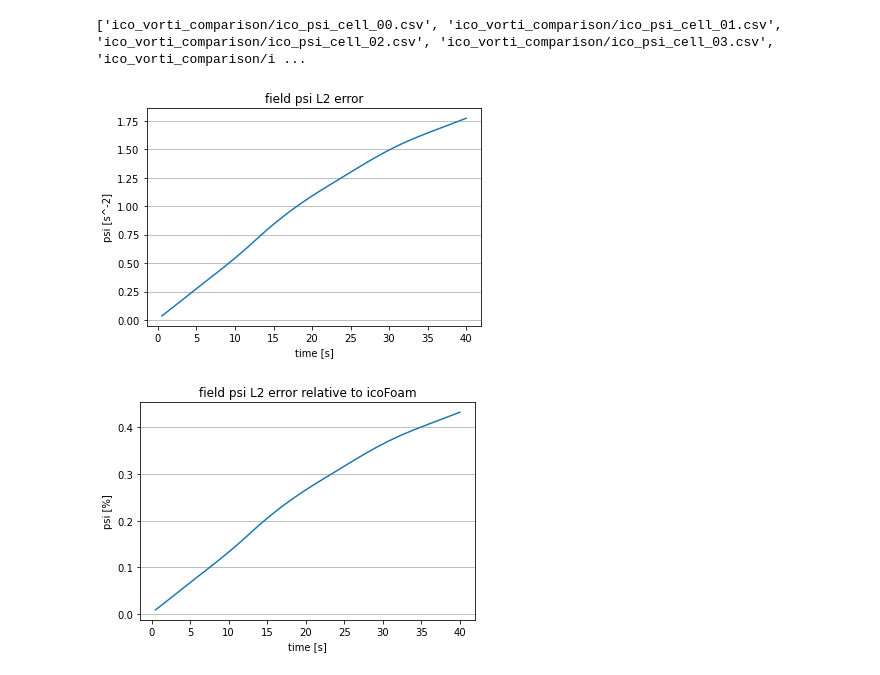
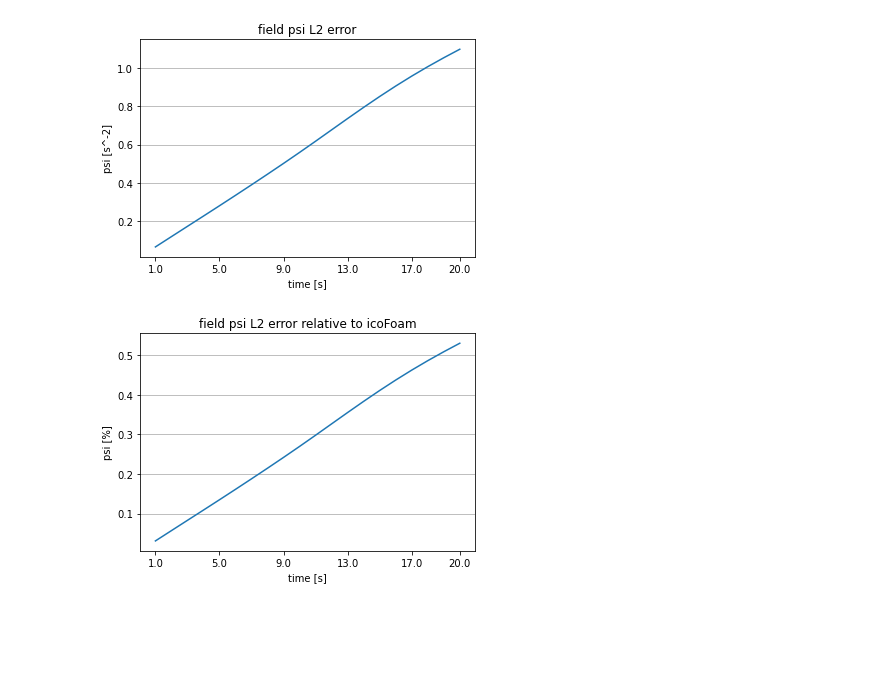
Before and after one commit to lfabris-mhpc/MACFD2023, a Jupyter notebook: exercises/vortexMerge_analysis.ipynb, the cells around one changed output. Saved outputs shown, nothing was run; the diff lists cells and outputs as text; code cells hidden in the pictures; blank space fills up the shorter version.

```diff
--- a/exercises/vortexMerge_analysis.ipynb
+++ b/exercises/vortexMerge_analysis.ipynb
@@ -141,38 +162,38 @@ all_data[expfolder][field] = fields
 expfolder = "vortexMerge_icoFoam"
 fields = []
 for timestamp in timelabels:
-    fdata, meta = ofpp.parse_field_all(os.path.join(expfolder, timestamp, "omegaVector"))
+    fdata, meta = ofpp.parse_field_all(os.path.join(expfolder, timestamp, field))
 
-    if len(fdata.shape) > 1:
-        showdata = fdata[:, -1].reshape(imshape)
-    else:
+    try:
         showdata = fdata.reshape(imshape)
+    except AttributeError:
+        showdata = np.full(imshape, fdata)
 
     fields.append(showdata)
 
 all_data[expfolder][field] = np.array(fields)
 
-np.save(os.path.join(dumpfolder, f"data_{field}_icoFoam"), all_data["vortexMerge_icoFoam"][field])
-np.save(os.path.join(dumpfolder, f"data_{field}_vortiFoam"), all_data["vortexMerge_vortiFoam"][field])
+np.save(os.path.join(resultsfolder, f"data_{field}_icoFoam"), all_data["vortexMerge_icoFoam"][field])
+np.save(os.path.join(resultsfolder, f"data_{field}_vortiFoam"), all_data["vortexMerge_vortiFoam"][field])
 
 diff = all_data["vortexMerge_icoFoam"][field] - all_data["vortexMerge_vortiFoam"][field]
 diff = diff.reshape(len(timeticks), -1)
 diff_norm = np.linalg.norm(diff, axis=-1)
 
-base_plot(timeticks, diff_norm,
+error_time_plot(timeticks, diff_norm,
           title=f"field {field} L2 error",
           xlabel="time [s]",
           ylabel=f"{field} [s^-1]",
-          fname=os.path.join(dumpfolder, f"evolution_{field}_diff_norm.png")
+          fname=os.path.join(resultsfolder, f"evolution_{field}_diff_norm.png")
           )
 
 refs_norms = np.linalg.norm(all_data["vortexMerge_icoFoam"][field].reshape(len(timeticks), -1))
 diff_refs = diff_norm / refs_norms
 
-base_plot(timeticks, 100 * diff_refs,
+error_time_plot(timeticks, 100 * diff_refs,
           title=f"field {field} L2 error relative to icoFoam",
           xlabel="time [s]",
           ylabel=f"{field} [%]",
-          fname=os.path.join(dumpfolder, f"evolution_{field}_diff_ref_norm.png")
+          fname=os.path.join(resultsfolder, f"evolution_{field}_diff_ref_norm.png")
           )
 # %% [output]
@@ -194,43 +215,44 @@ for timestamp in timelabels:
     fields.append(showdata)
 
 all_data[expfolder][field] = np.array(fields)
 
 expfolder = "vortexMerge_icoFoam"
 fields = []
-fnames = sorted(glob.glob(os.path.join(dumpfolder, "ico_psi_cell_*.csv")))
-for fname in fnames:
-    fdata = np.loadtxt(fname, delimiter=",", skiprows=1, usecols=[1])
+for timestamp in timelabels:
+    fdata, meta = ofpp.parse_field_all(os.path.join(expfolder, timestamp, field))
 
-    showdata = fdata.reshape(imshape)
+    try:
+        showdata = fdata.reshape(imshape)
+    except AttributeError:
+        showdata = np.full(imshape, fdata)
 
     fields.append(showdata)
 
 all_data[expfolder][field] = np.array(fields)
 
-np.save(os.path.join(dumpfolder, f"data_{field}_icoFoam"), all_data["vortexMerge_icoFoam"][field])
-np.save(os.path.join(dumpfolder, f"data_{field}_vortiFoam"), all_data["vortexMerge_vortiFoam"][field])
+np.save(os.path.join(resultsfolder, f"data_{field}_icoFoam"), all_data["vortexMerge_icoFoam"][field])
+np.save(os.path.join(resultsfolder, f"data_{field}_vortiFoam"), all_data["vortexMerge_vortiFoam"][field])
 
 diff = all_data["vortexMerge_icoFoam"][field] - all_data["vortexMerge_vortiFoam"][field]
 diff = diff.reshape(len(timeticks), -1)
 diff_norm = np.linalg.norm(diff, axis=-1)
 
-base_plot(timeticks, diff_norm,
+error_time_plot(timeticks, diff_norm,
           title=f"field {field} L2 error",
           xlabel="time [s]",
           ylabel=f"{field} [s^-2]",
-          fname=os.path.join(dumpfolder, f"evolution_{field}_diff_norm.png")
+          fname=os.path.join(resultsfolder, f"evolution_{field}_diff_norm.png")
           )
 
 refs_norms = np.linalg.norm(all_data["vortexMerge_icoFoam"][field].reshape(len(timeticks), -1))
 diff_refs = diff_norm / refs_norms
 
-base_plot(timeticks, 100 * diff_refs,
+error_time_plot(timeticks, 100 * diff_refs,
           title=f"field {field} L2 error relative to icoFoam",
           xlabel="time [s]",
           ylabel=f"{field} [%]",
-          fname=os.path.join(dumpfolder, f"evolution_{field}_diff_ref_norm.png")
+          fname=os.path.join(resultsfolder, f"evolution_{field}_diff_ref_norm.png")
           )
 # %% [output]
-['ico_vorti_comparison/ico_psi_cell_00.csv', 'ico_vorti_comparison/ico_psi_cell_01.csv', 'ico_vorti_comparison/ico_psi_cell_02.csv', 'ico_vorti_comparison/ico_psi_cell_03.csv', 'ico_vorti_comparison/i ...
-[figure, old version]
+[figure, new version]
-[figure, old version]
+[figure, new version]
```
Also changed, not shown: parts of 8 cells of this notebook, 9 other files.
